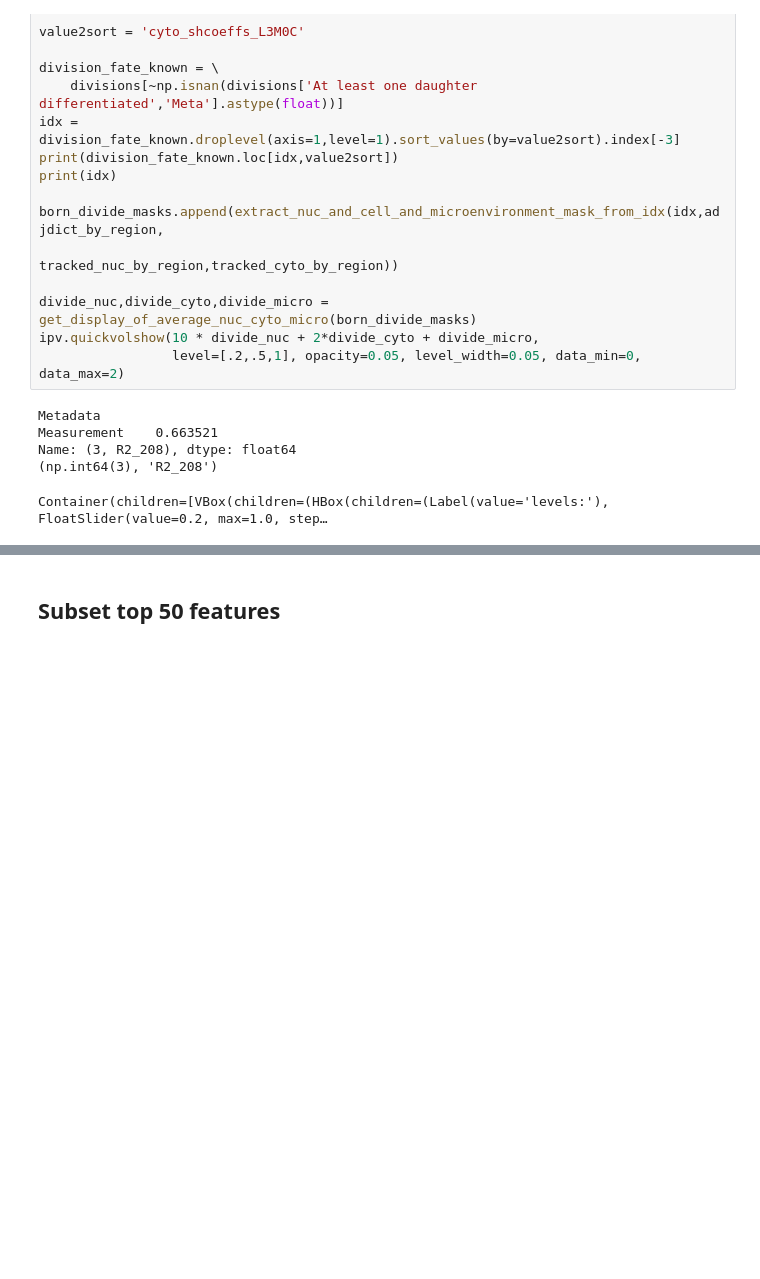
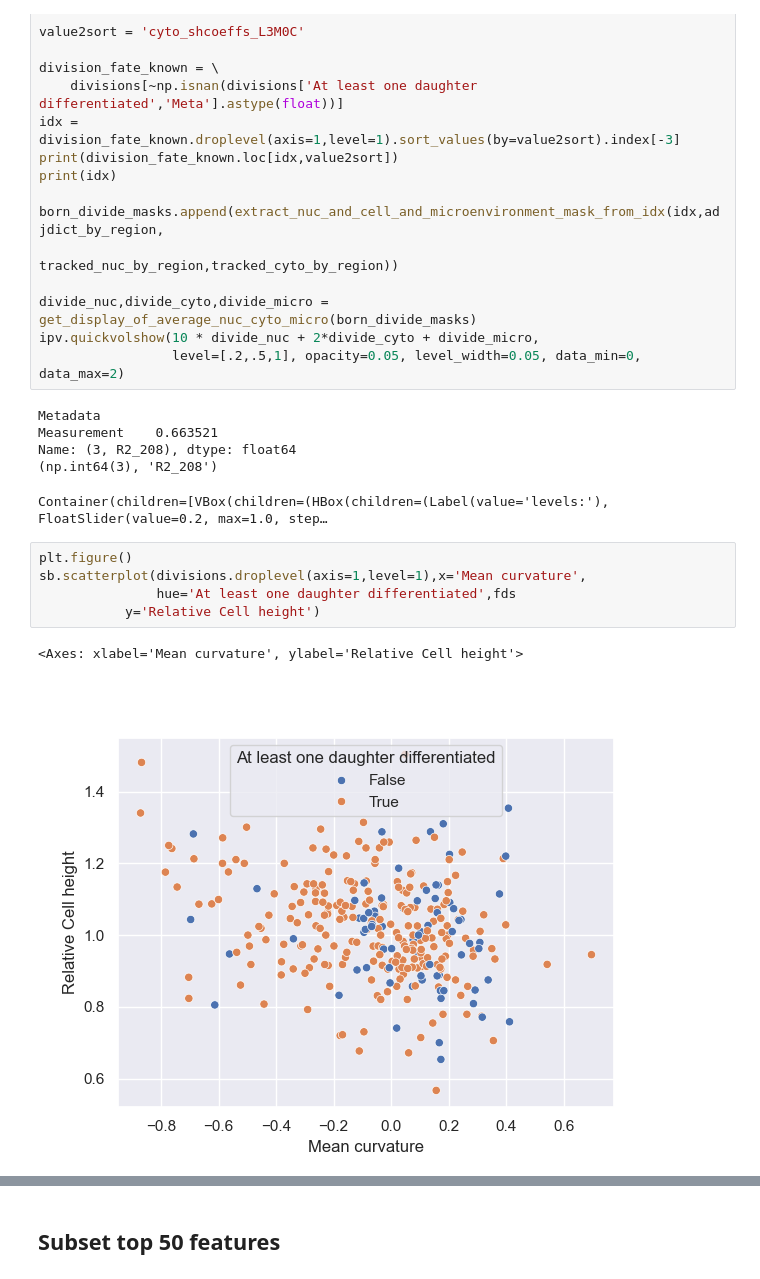
Before and after one commit to xies/mouse_skin_size_control, a Jupyter notebook: 2025_lineage_analysis/notebooks/RF_classify_division.ipynb, the cells around one changed output, grey strips where cells are left out. Saved outputs shown, nothing was run; the diff lists cells and outputs as text; blank space fills up the shorter version.

```diff
--- a/2025_lineage_analysis/notebooks/RF_classify_division.ipynb
+++ b/2025_lineage_analysis/notebooks/RF_classify_division.ipynb
@@ -286,6 +276,14 @@ Measurement    0.663521
 Name: (3, R2_208), dtype: float64
 (np.int64(3), 'R2_208')
 Container(children=[VBox(children=(HBox(children=(Label(value='levels:'), FloatSlider(value=0.2, max=1.0, step…
+# %%
+plt.figure()
+sb.scatterplot(divisions.droplevel(axis=1,level=1),x='Mean curvature',
+               hue='At least one daughter differentiated',fds
+           y='Relative Cell height')
+# %% [output]
+<Axes: xlabel='Mean curvature', ylabel='Relative Cell height'>
+[figure, added]
 # %%
 %matplotlib widget
 
```
Also changed, not shown: parts of 10 cells of this notebook, 3 other files.
